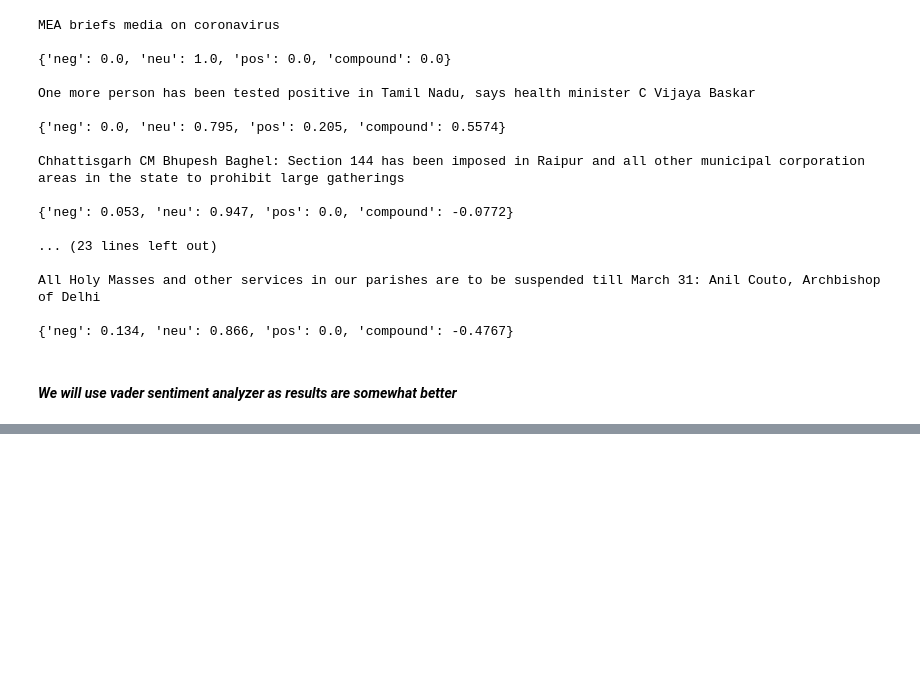
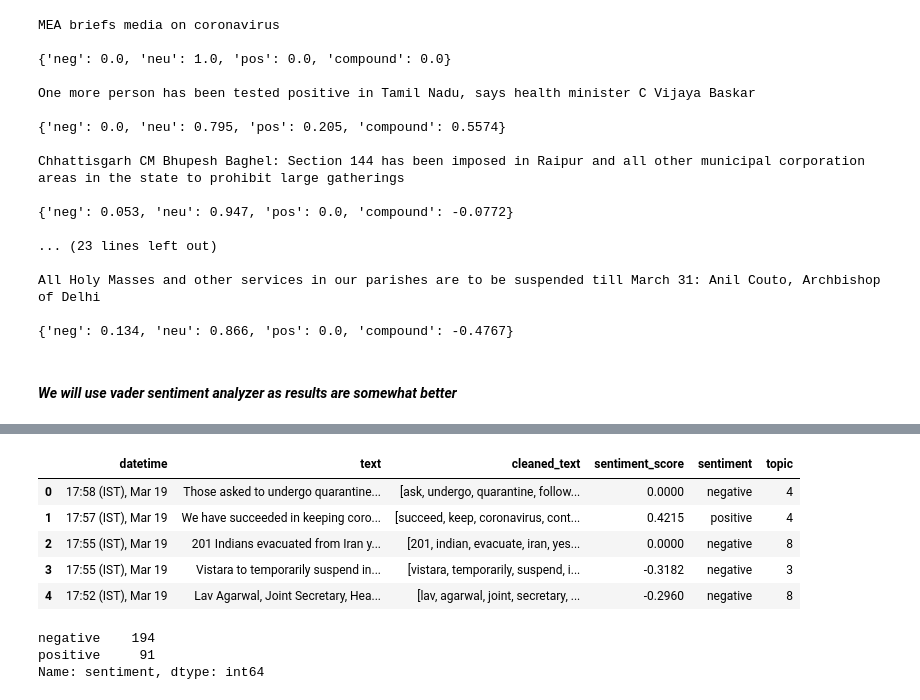
Before and after one commit to subhasisj/python-projects, a Jupyter notebook: Machine_Learning_Projects/COVID-19/Notebooks/Topic_modelling_of_news_articles.ipynb, the cells around one changed output, grey strips where cells are left out. Cells and saved outputs as stored; diff of their text form; code cells hidden in the pictures; blank space fills up the shorter version.

```diff
--- a/Machine_Learning_Projects/COVID-19/Notebooks/Topic_modelling_of_news_articles.ipynb
+++ b/Machine_Learning_Projects/COVID-19/Notebooks/Topic_modelling_of_news_articles.ipynb
@@ -172,0 +223,3 @@ pyLDAvis.display(lda_display)
+# %%
+for i, topic in lda_model_tfidf.print_topics(-1):
+    print('Topic: {} Words :{}'.format(i,topic))
@@ -172,0 +237,3 @@ pyLDAvis.display(lda_display)
+# %%
+for index, score in sorted(lda_model_tfidf[document_bow[100]], key=lambda tup: -1*tup[1]):
+    print("\nScore: {}\t \nTopic: {}".format(score, lda_model_tfidf.print_topic(index, 10)))
@@ -172,0 +246,28 @@ pyLDAvis.display(lda_display)
+# %%
+topics_list = []
+for index in news.index:
+    topic_dic = {}
+
+    for i, score in sorted(lda_model_tfidf[document_bow[index]], key=lambda tup: -1*tup[1]):
+        topic_dic['i'] = i
+        topic_dic['score'] = score
+        continue
+
+    topics_list.append(topic_dic.get('i'))
+# %%
+news['topic'] = topics_list
+# %%
+news.head()
+# %% [output]
+|  | datetime | text | cleaned_text | sentiment_score | sentiment | topic |
+| 0 | 17:58 (IST), Mar 19 | Those asked to undergo quarantine... | [ask, undergo, quarantine, follow... | 0.0000 | negative | 4 |
+| 1 | 17:57 (IST), Mar 19 | We have succeeded in keeping coro... | [succeed, keep, coronavirus, cont... | 0.4215 | positive | 4 |
+| 2 | 17:55 (IST), Mar 19 | 201 Indians evacuated from Iran y... | [201, indian, evacuate, iran, yes... | 0.0000 | negative | 8 |
+| 3 | 17:55 (IST), Mar 19 | Vistara to temporarily suspend in... | [vistara, temporarily, suspend, i... | -0.3182 | negative | 3 |
+| 4 | 17:52 (IST), Mar 19 | Lav Agarwal, Joint Secretary, Hea... | [lav, agarwal, joint, secretary, ... | -0.2960 | negative | 8 |
+# %%
+news.sentiment.value_counts()
+# %% [output]
+negative    194
+positive     91
+Name: sentiment, dtype: int64
```
Also changed, not shown: parts of 18 cells of this notebook.
